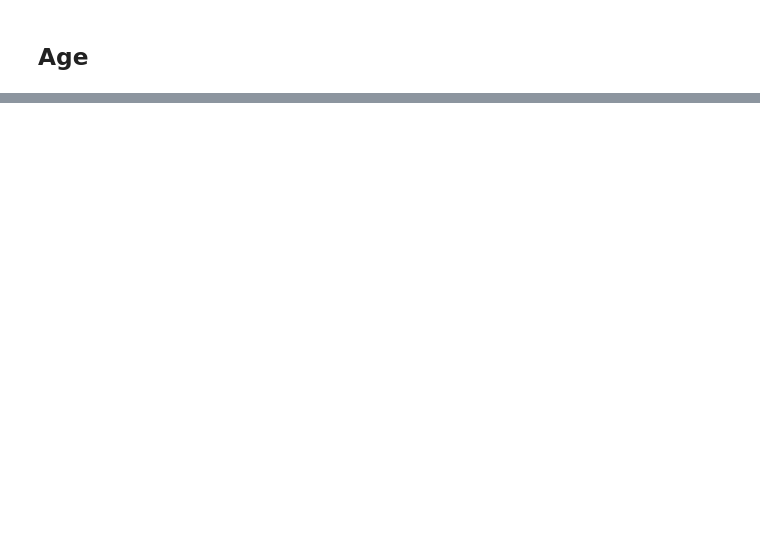
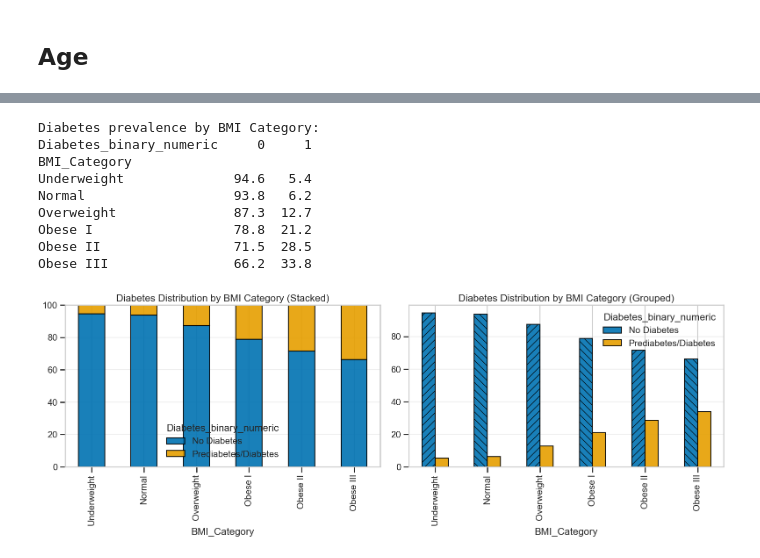
Before and after one commit to eyyuboeztuerk-arch/DPP-Stackfuel-Data-Science-Projekt, a Jupyter notebook: notebooks/01_exploration.ipynb, the cells around one changed output, grey strips where cells are left out. Drawn from its saved outputs; the diff is of its cells as text; code cells hidden in the pictures; blank space fills up the shorter version.

```diff
--- a/notebooks/01_exploration.ipynb
+++ b/notebooks/01_exploration.ipynb
@@ -1025,0 +942,40 @@ Heart Disease Prevalence by General Health Status:
+# %%
+# BMI Category vs target
+if 'BMI_Category' in df.columns:
+    print("\nDiabetes prevalence by BMI Category:")
+    bmi_ct = pd.crosstab(df['BMI_Category'], df['Diabetes_binary_numeric'], normalize='index') * 100
+    print(bmi_ct.round(1))
+
+    fig, axes = plt.subplots(1, 2, figsize=(16, 6))
+    bmi_ct.rename(columns={0: 'No Diabetes', 1: 'Prediabetes/Diabetes'}).plot(
+        kind='bar', stacked=True, color=[COLOR_CLASS_0, COLOR_CLASS_1], alpha=0.9,
+        edgecolor='black', ax=axes[0]
+    )
+    axes[0].set_title('Diabetes Distribution by BMI Category (Stacked)')
+    axes[0].set_ylim(0, 100)
+    axes[0].grid(axis='y', alpha=0.3)
+
+    bmi_ct.rename(columns={0: 'No Diabetes', 1: 'Prediabetes/Diabetes'}).plot(
+        kind='bar', stacked=False, color=[COLOR_CLASS_0, COLOR_CLASS_1], alpha=0.9,
+        edgecolor='black', ax=axes[1]
+    )
+    for j, bar in enumerate(axes[1].containers[0]):
+        try:
+            bar.set_hatch('//' if j % 2 == 0 else '\\\\')
+        except Exception:
+            pass
+    axes[1].set_title('Diabetes Distribution by BMI Category (Grouped)')
+    axes[1].grid(axis='y', alpha=0.3)
+    plt.tight_layout()
+    plt.show()
+# %% [output]
+Diabetes prevalence by BMI Category:
+Diabetes_binary_numeric     0     1
+BMI_Category
+Underweight              94.6   5.4
+Normal                   93.8   6.2
+Overweight               87.3  12.7
+Obese I                  78.8  21.2
+Obese II                 71.5  28.5
+Obese III                66.2  33.8
+[figure, added]
```
Also changed, not shown: parts of 28 cells of this notebook.
